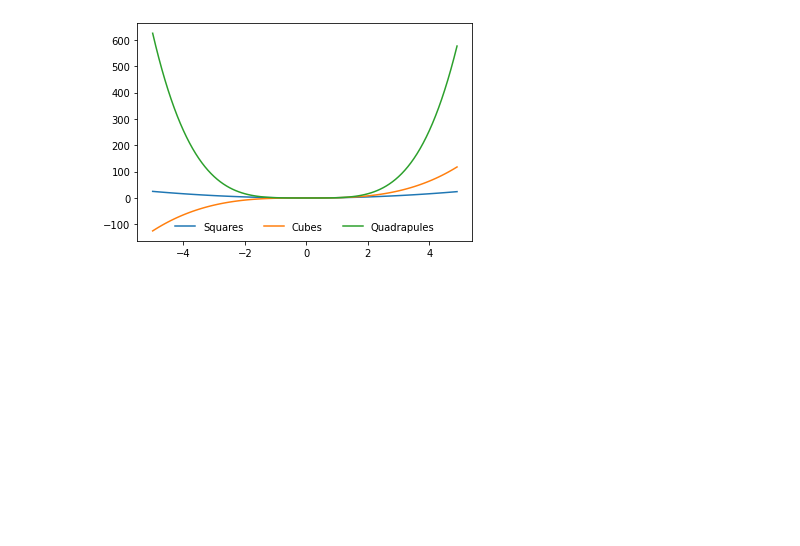
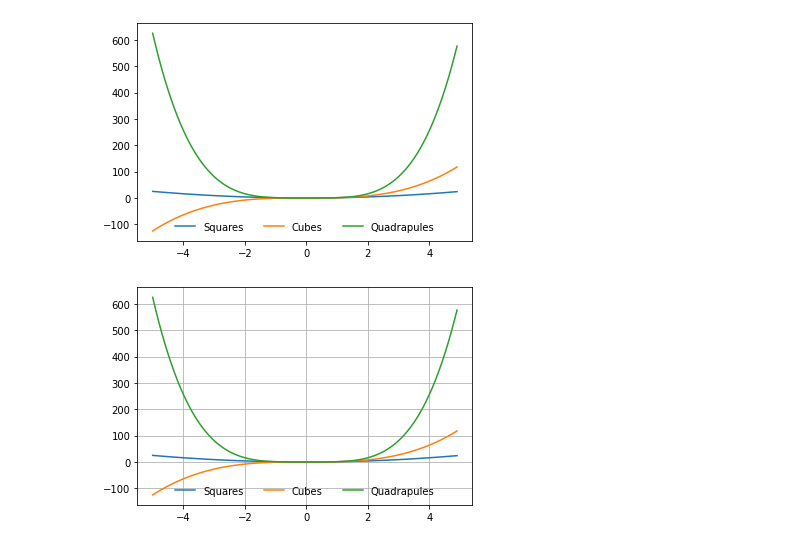
Before and after one commit to pkmariya/Python, a Jupyter notebook: MariyaMatPlotLib.ipynb, the cells around one changed output. Saved outputs shown, nothing was run; the diff lists cells and outputs as text; code cells hidden in the pictures; blank space fills up the shorter version.

```diff
--- a/MariyaMatPlotLib.ipynb
+++ b/MariyaMatPlotLib.ipynb
@@ -248,3 +250,17 @@ plt.legend(['Squares', 'Cubes', 'Quadrapules'], loc='lower center', ncol=3, fram
 plt.show()
 # %% [output]
 [figure]
+# %%
+# to add Grid to the graph
+x3 = np.arange(-5, 5, step=0.1)
+y3 = x3**2
+y4 = x3**3
+y5 = x3**4
+plt.plot(x3, y3)
+plt.plot(x3, y4)
+plt.plot(x3, y5)
+plt.legend(['Squares', 'Cubes', 'Quadrapules'], loc='lower center', ncol=3, frameon=False)
+plt.grid()
+plt.show()
+# %% [output]
+[figure, added]
```
Also changed, not shown: parts of 4 cells of this notebook.
